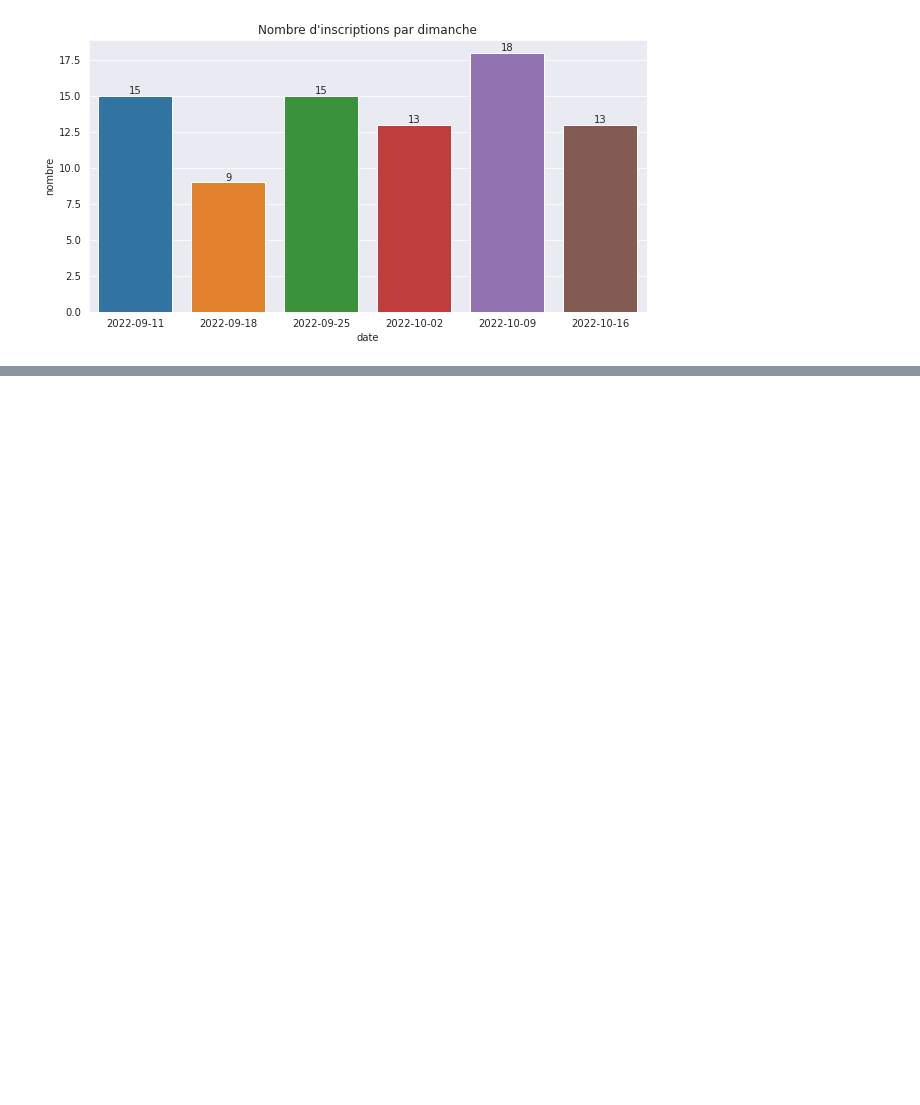
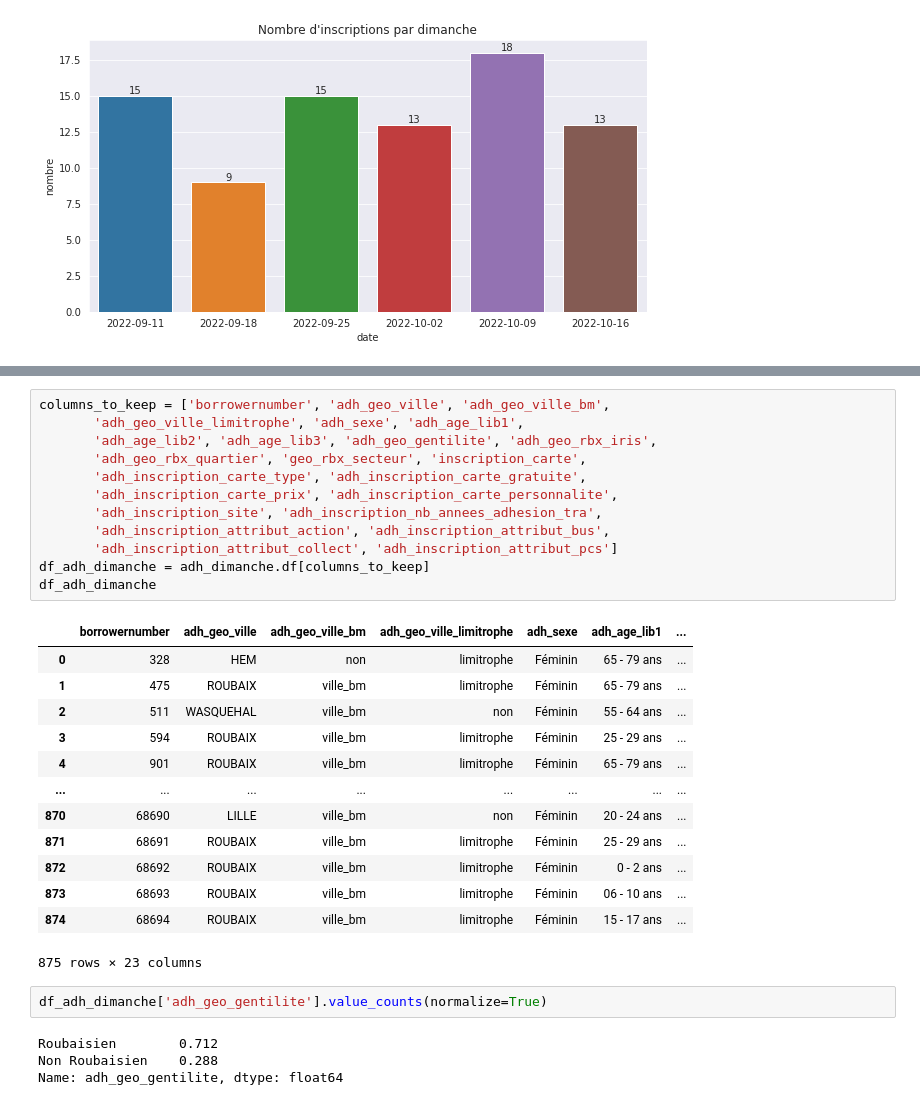
Before and after one commit to ragbx/kibini2, a Jupyter notebook: kibini/notebook_dimanche.ipynb, the cells around one changed output, grey strips where cells are left out. Saved outputs shown, nothing was run; the diff lists cells and outputs as text; blank space fills up the shorter version.

```diff
--- a/kibini/notebook_dimanche.ipynb
+++ b/kibini/notebook_dimanche.ipynb
@@ -360,0 +452,32 @@ f.show()
+# %%
+columns_to_keep = ['borrowernumber', 'adh_geo_ville', 'adh_geo_ville_bm',
+       'adh_geo_ville_limitrophe', 'adh_sexe', 'adh_age_lib1',
+       'adh_age_lib2', 'adh_age_lib3', 'adh_geo_gentilite', 'adh_geo_rbx_iris',
+       'adh_geo_rbx_quartier', 'geo_rbx_secteur', 'inscription_carte',
+       'adh_inscription_carte_type', 'adh_inscription_carte_gratuite',
+       'adh_inscription_carte_prix', 'adh_inscription_carte_personnalite',
+       'adh_inscription_site', 'adh_inscription_nb_annees_adhesion_tra',
+       'adh_inscription_attribut_action', 'adh_inscription_attribut_bus',
+       'adh_inscription_attribut_collect', 'adh_inscription_attribut_pcs']
+df_adh_dimanche = adh_dimanche.df[columns_to_keep]
+df_adh_dimanche
+# %% [output]
+|  | borrowernumber | adh_geo_ville | adh_geo_ville_bm | adh_geo_ville_limitrophe | adh_sexe | adh_age_lib1 | ... |
+| 0 | 328 | HEM | non | limitrophe | Féminin | 65 - 79 ans | ... |
+| 1 | 475 | ROUBAIX | ville_bm | limitrophe | Féminin | 65 - 79 ans | ... |
+| 2 | 511 | WASQUEHAL | ville_bm | non | Féminin | 55 - 64 ans | ... |
+| 3 | 594 | ROUBAIX | ville_bm | limitrophe | Féminin | 25 - 29 ans | ... |
+| 4 | 901 | ROUBAIX | ville_bm | limitrophe | Féminin | 65 - 79 ans | ... |
+| ... | ... | ... | ... | ... | ... | ... | ... |
+| 870 | 68690 | LILLE | ville_bm | non | Féminin | 20 - 24 ans | ... |
+| 871 | 68691 | ROUBAIX | ville_bm | limitrophe | Féminin | 25 - 29 ans | ... |
+| 872 | 68692 | ROUBAIX | ville_bm | limitrophe | Féminin | 0 - 2 ans | ... |
+| 873 | 68693 | ROUBAIX | ville_bm | limitrophe | Féminin | 06 - 10 ans | ... |
+| 874 | 68694 | ROUBAIX | ville_bm | limitrophe | Féminin | 15 - 17 ans | ... |
+875 rows × 23 columns
+# %%
+df_adh_dimanche['adh_geo_gentilite'].value_counts(normalize=True)
+# %% [output]
+Roubaisien        0.712
+Non Roubaisien    0.288
+Name: adh_geo_gentilite, dtype: float64
```
Also changed, not shown: parts of 15 cells of this notebook.
